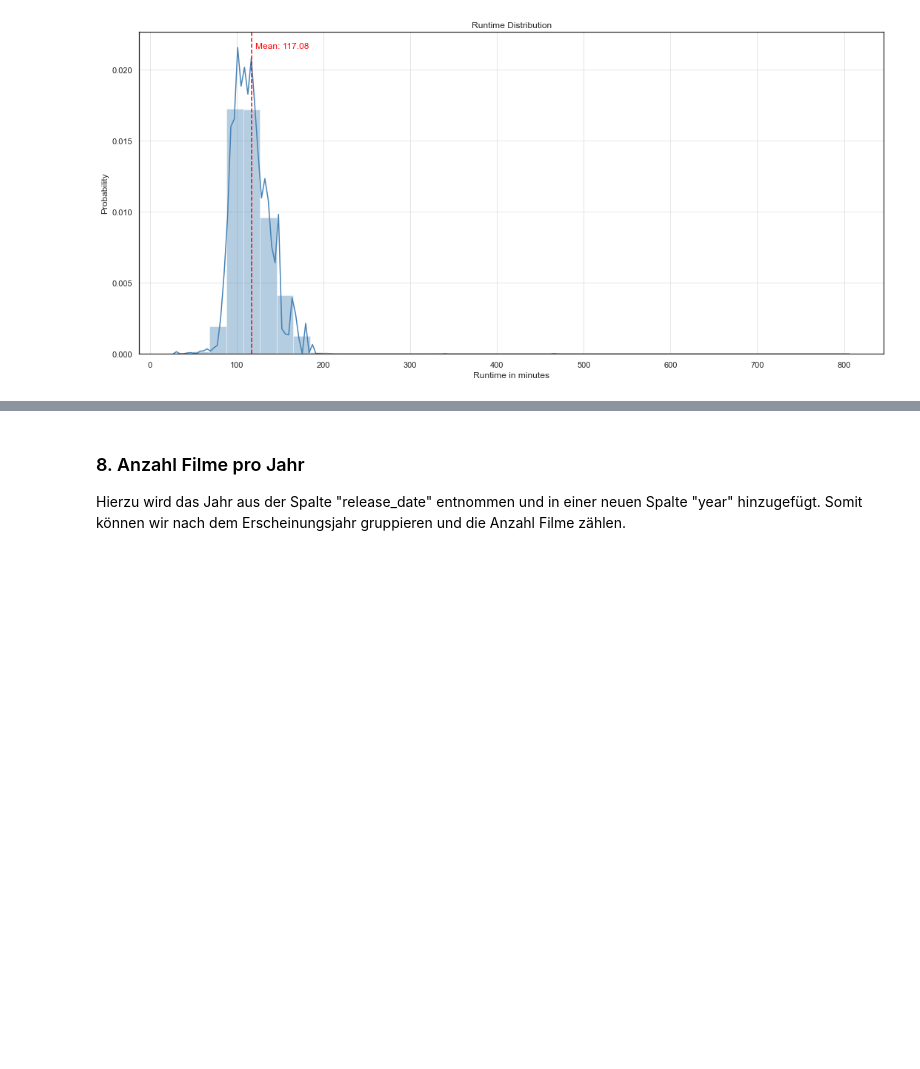
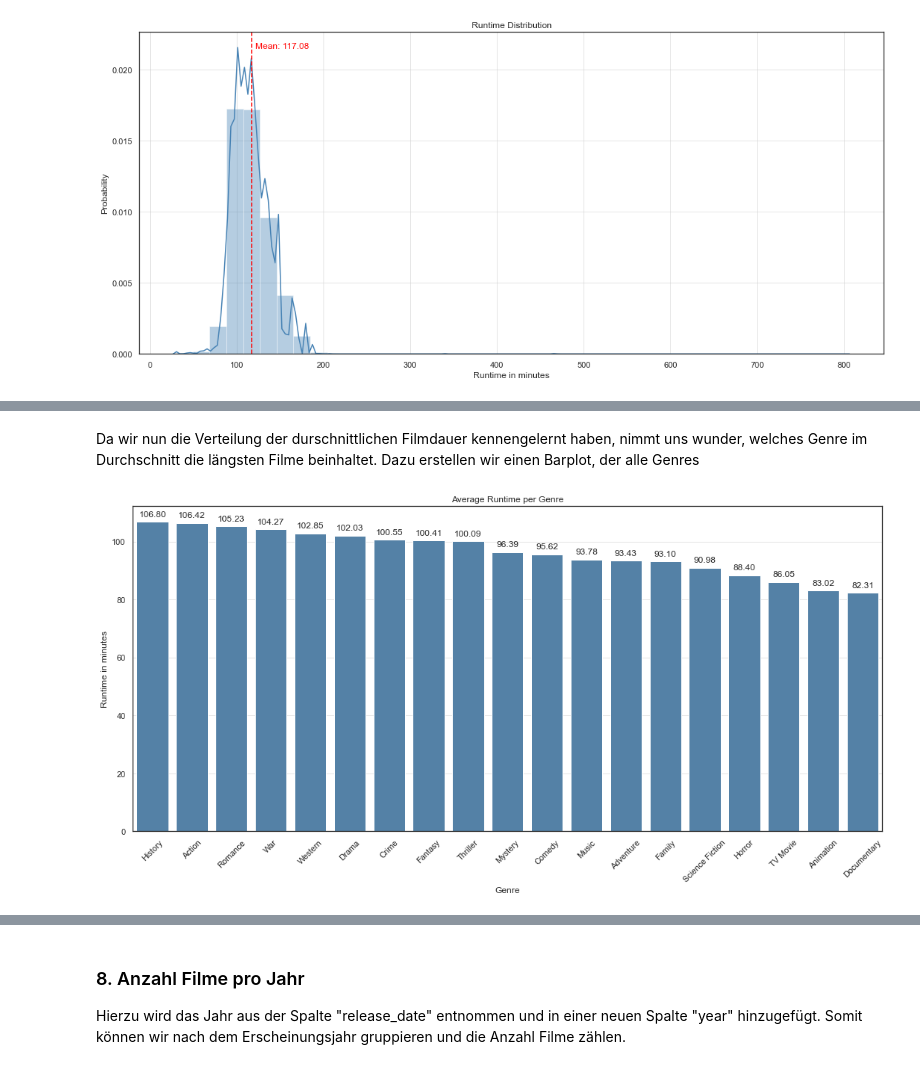
Before and after one commit to Luuzemp14/Cds1_Tinder-4-Movies, a Jupyter notebook: eda.ipynb, the cells around one changed output, grey strips where cells are left out. Saved outputs shown, nothing was run; the diff lists cells and outputs as text; code cells hidden in the pictures; blank space fills up the shorter version.

Commit message:
new plots
plots with rating per genre and length per genre and correlation matrix

```diff
--- a/eda.ipynb
+++ b/eda.ipynb
@@ -318,0 +321,15 @@ plt.show()
+# %%
+lst3 = []
+
+# loop through all genres (last 19 columns)
+for i in df_genres.iloc[:,-19:].columns:
+    # if rating is 1, add genre to list
+    lst3.append([i, df_genres[df_genres[i] == 1]["runtime"].tolist()])
+
+# create dataframe from lst2 and unpack the list of ratings
+df_genres_runtime = pd.DataFrame(lst3, columns = ["Genre", "Runtime"])
+
+# explode the list of ratings --> each rating will turn into a row with its corresponding genre
+df_genres_runtime = df_genres_runtime.explode("Runtime")
+df_genres_runtime["Runtime"] = df_genres_runtime["Runtime"].astype(int)
+df_genres_runtime["Runtime"]
@@ -318,0 +349,22 @@ plt.show()
+# %% [markdown]
+Da wir nun die Verteilung der durschnittlichen Filmdauer kennengelernt haben, nimmt uns wunder, welches Genre im Durchschnitt die längsten Filme beinhaltet. Dazu erstellen wir einen Barplot, der alle Genres
+# %%
+# plot the average runtime per genre sortet by runtime
+ax = sns.barplot(data = df_genres_runtime.groupby("Genre")["Runtime"].mean().reset_index().sort_values("Runtime", ascending = False), x = "Genre", y = "Runtime", color = "steelblue")
+
+# set labels
+ax.set(xlabel = "Genre", ylabel = "Runtime in minutes", title = "Average Runtime per Genre")
+
+# show y value for each bar
+for p in ax.patches:
+    ax.annotate(format(p.get_height(), '.2f'), (p.get_x() + p.get_width() / 2., p.get_height()),
+                ha = 'center', va = 'center', xytext = (0, 10), textcoords = 'offset points')
+
+# rotate x axis labels
+plt.xticks(rotation = 45)
+
+# add grid
+plt.grid(axis = "y", linewidth = 0.6, alpha = 0.8)
+plt.show()
+# %% [output]
+[figure, added]
```
Also changed, not shown: parts of 9 cells of this notebook.
